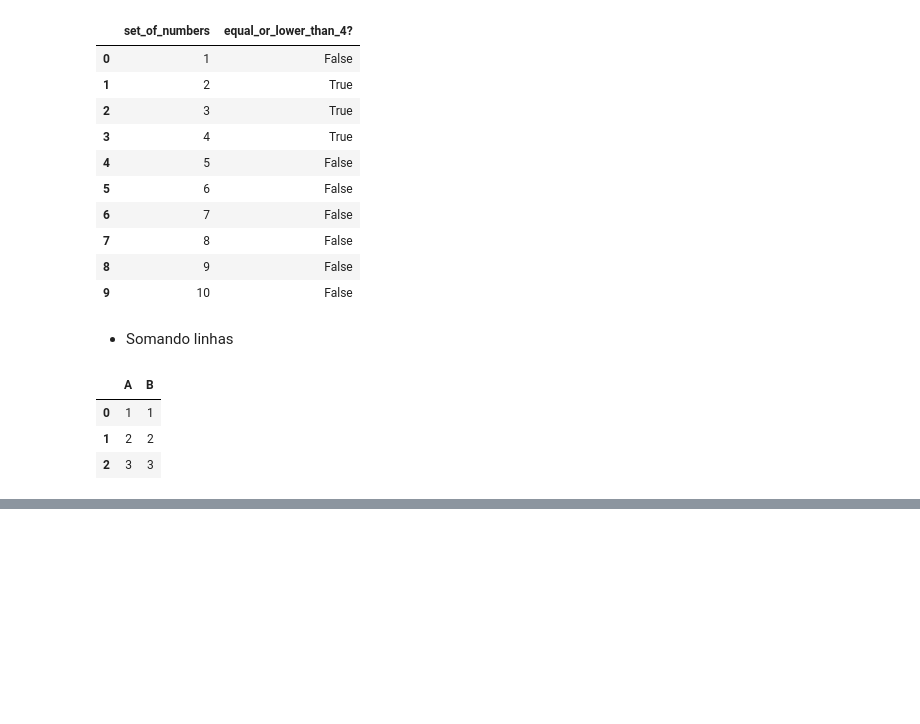
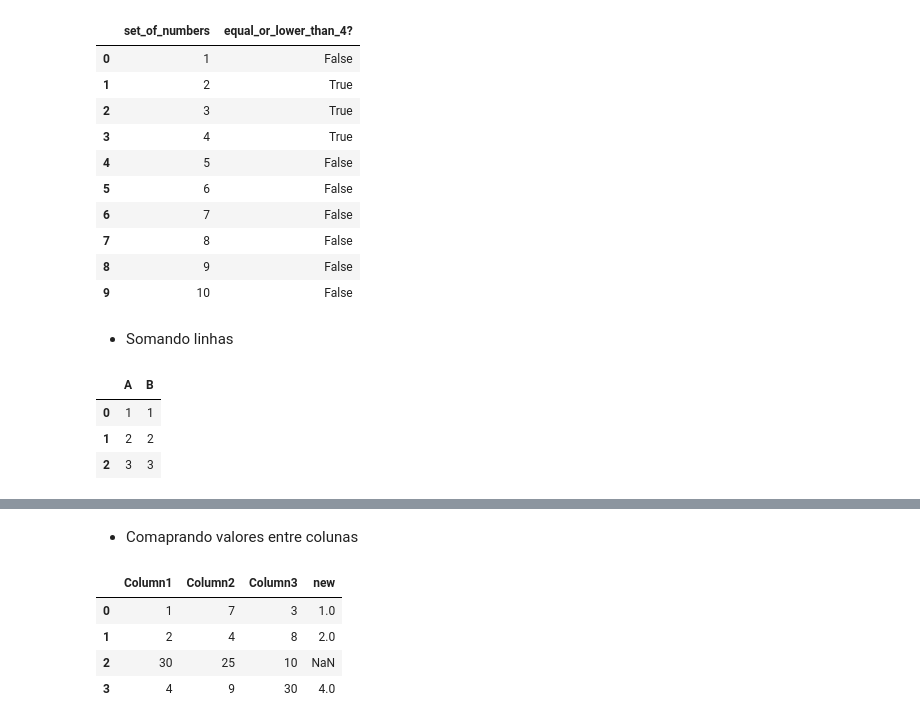
Before and after one commit to alexaugusto23/python_developer, a Jupyter notebook: Planejamento - Lógicas/Scripts e Notebooks/logicas_pyplan.ipynb, the cells around one changed output, grey strips where cells are left out. Cells and saved outputs as stored; diff of their text form; code cells hidden in the pictures; blank space fills up the shorter version.

Commit message:
comparação entre colunas

```diff
--- a/Planejamento - Lógicas/Scripts e Notebooks/logicas_pyplan.ipynb
+++ b/Planejamento - Lógicas/Scripts e Notebooks/logicas_pyplan.ipynb
@@ -1762,0 +1763,24 @@ _df
+# %% [markdown]
+* Comaprando valores entre colunas
+# %%
+# data's stored in dictionary
+details = {
+    'Column1': [1, 2, 30, 4],
+    'Column2': [7, 4, 25, 9],
+    'Column3': [3, 8, 10, 30]
+}
+
+# creating a Dataframe object
+df = pd.DataFrame(details)
+
+# Where method to compare the values
+# The values were stored in the new column
+df['new'] = np.where((df['Column1'] <= df['Column2']) & (
+    df['Column1'] <= df['Column3']), df['Column1'], np.nan)
+df
+# %% [output]
+|  | Column1 | Column2 | Column3 | new |
+| 0 | 1 | 7 | 3 | 1.0 |
+| 1 | 2 | 4 | 8 | 2.0 |
+| 2 | 30 | 25 | 10 | NaN |
+| 3 | 4 | 9 | 30 | 4.0 |
```
Also changed, not shown: parts of 5 cells of this notebook.
